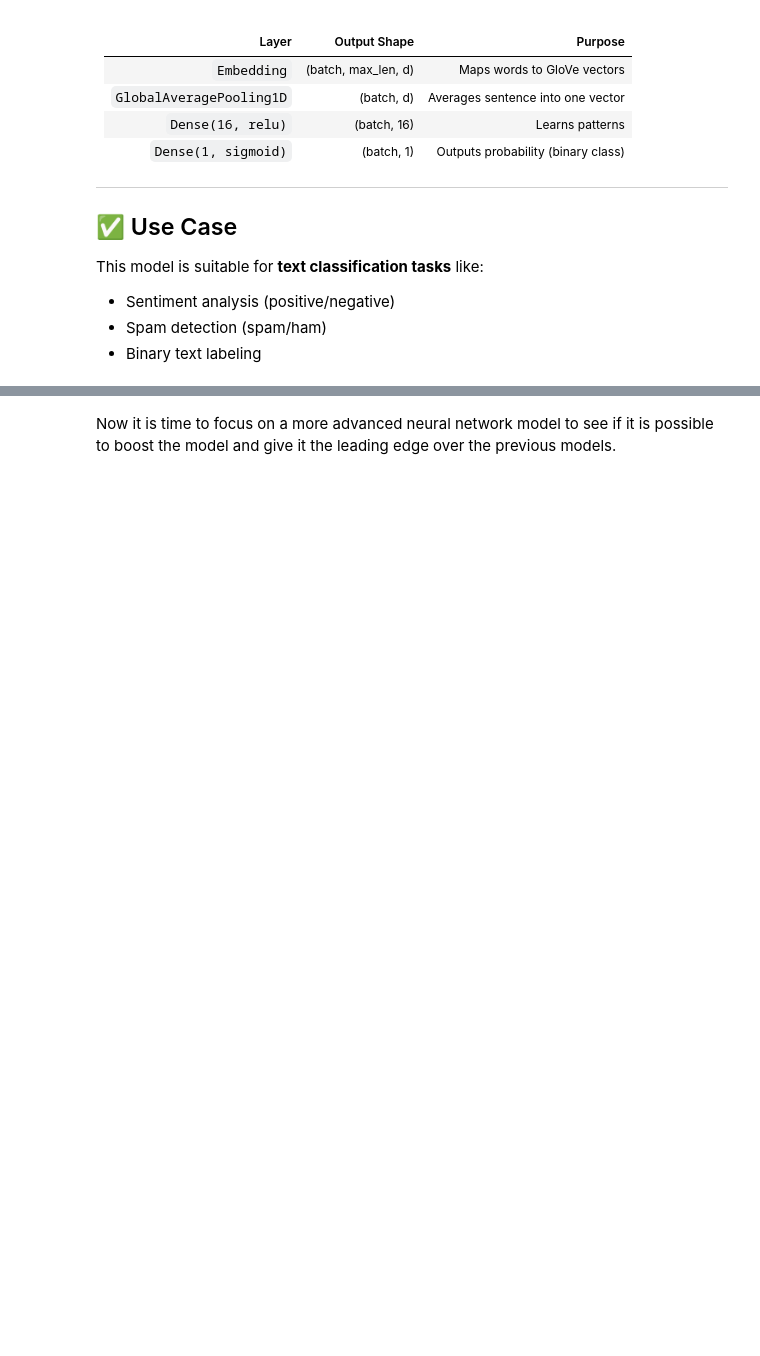
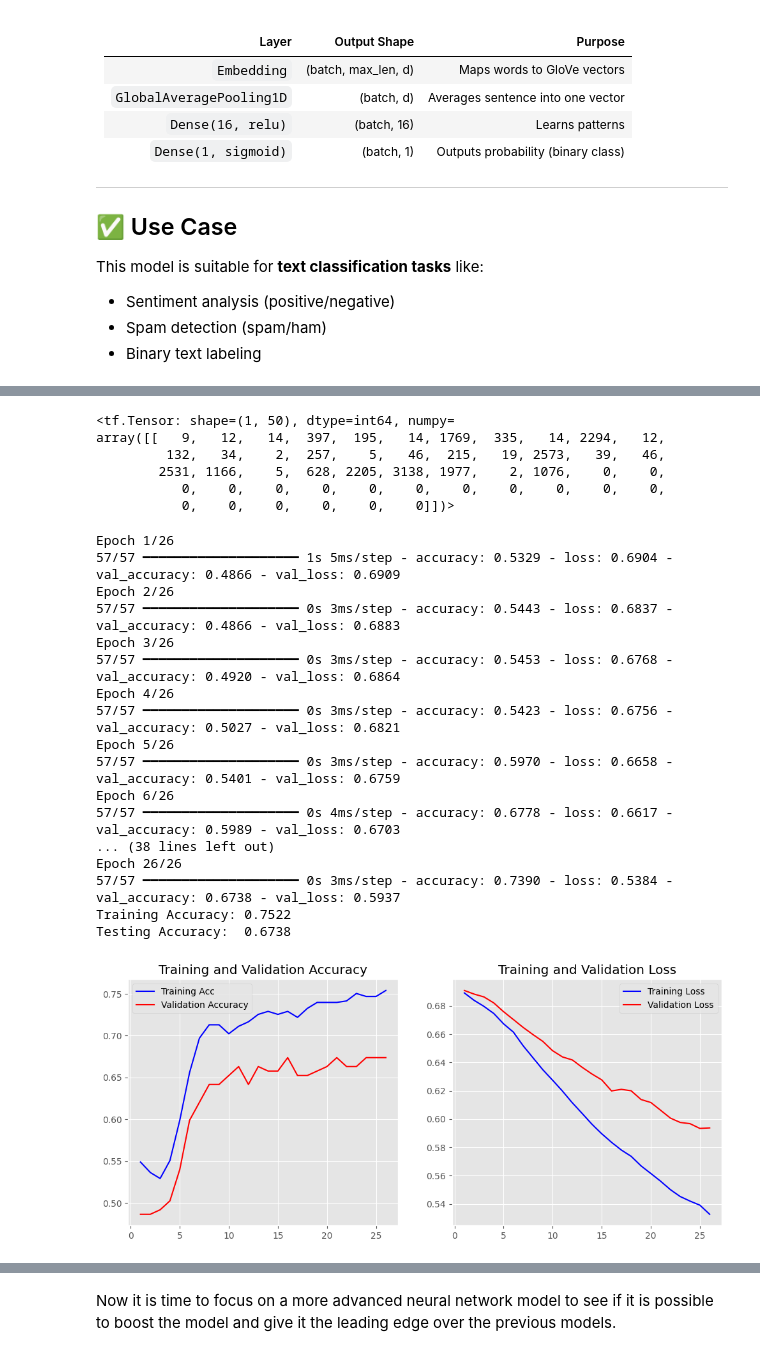
Before and after one commit to ishtiaqahmedz/practice_project_files, a Jupyter notebook: 906 Text-Classification,Sentiment Analysis.ipynb, the cells around one changed output, grey strips where cells are left out. Drawn from its saved outputs; the diff is of its cells as text; code cells hidden in the pictures; blank space fills up the shorter version.

```diff
--- a/906 Text-Classification,Sentiment Analysis.ipynb
+++ b/906 Text-Classification,Sentiment Analysis.ipynb
@@ -1150,4 +1322,43 @@ Model: "sequential"
  Total params: 158,900 (620.70 KB)
  Trainable params: 0 (0.00 B)
  Non-trainable params: 158,900 (620.70 KB)
+# %%
+X_train[5:6]
+# %% [output]
+<tf.Tensor: shape=(1, 50), dtype=int64, numpy=
+array([[   9,   12,   14,  397,  195,   14, 1769,  335,   14, 2294,   12,
+         132,   34,    2,  257,    5,   46,  215,   19, 2573,   39,   46,
+        2531, 1166,    5,  628, 2205, 3138, 1977,    2, 1076,    0,    0,
+           0,    0,    0,    0,    0,    0,    0,    0,    0,    0,    0,
+           0,    0,    0,    0,    0,    0]])>
+# %%
+history = model.fit(X_train, y_train,
+                    epochs=26,
+                    verbose=True,
+                    validation_data=(X_test, y_test),
+                    batch_size=10)
+loss, accuracy = model.evaluate(X_train, y_train, verbose=False)
+print("Training Accuracy: {:.4f}".format(accuracy))
+loss, accuracy = model.evaluate(X_test, y_test, verbose=False)
+print("Testing Accuracy:  {:.4f}".format(accuracy))
+plot_history(history)
+# %% [output]
+Epoch 1/26
+57/57 ━━━━━━━━━━━━━━━━━━━━ 1s 5ms/step - accuracy: 0.5329 - loss: 0.6904 - val_accuracy: 0.4866 - val_loss: 0.6909
+Epoch 2/26
+57/57 ━━━━━━━━━━━━━━━━━━━━ 0s 3ms/step - accuracy: 0.5443 - loss: 0.6837 - val_accuracy: 0.4866 - val_loss: 0.6883
+Epoch 3/26
+57/57 ━━━━━━━━━━━━━━━━━━━━ 0s 3ms/step - accuracy: 0.5453 - loss: 0.6768 - val_accuracy: 0.4920 - val_loss: 0.6864
+Epoch 4/26
+57/57 ━━━━━━━━━━━━━━━━━━━━ 0s 3ms/step - accuracy: 0.5423 - loss: 0.6756 - val_accuracy: 0.5027 - val_loss: 0.6821
+Epoch 5/26
+57/57 ━━━━━━━━━━━━━━━━━━━━ 0s 3ms/step - accuracy: 0.5970 - loss: 0.6658 - val_accuracy: 0.5401 - val_loss: 0.6759
+Epoch 6/26
+57/57 ━━━━━━━━━━━━━━━━━━━━ 0s 4ms/step - accuracy: 0.6778 - loss: 0.6617 - val_accuracy: 0.5989 - val_loss: 0.6703
+... (38 lines left out)
+Epoch 26/26
+57/57 ━━━━━━━━━━━━━━━━━━━━ 0s 3ms/step - accuracy: 0.7390 - loss: 0.5384 - val_accuracy: 0.6738 - val_loss: 0.5937
+Training Accuracy: 0.7522
+Testing Accuracy:  0.6738
+[figure, added]
 # %% [markdown]
```
Also changed, not shown: parts of 40 cells of this notebook.
